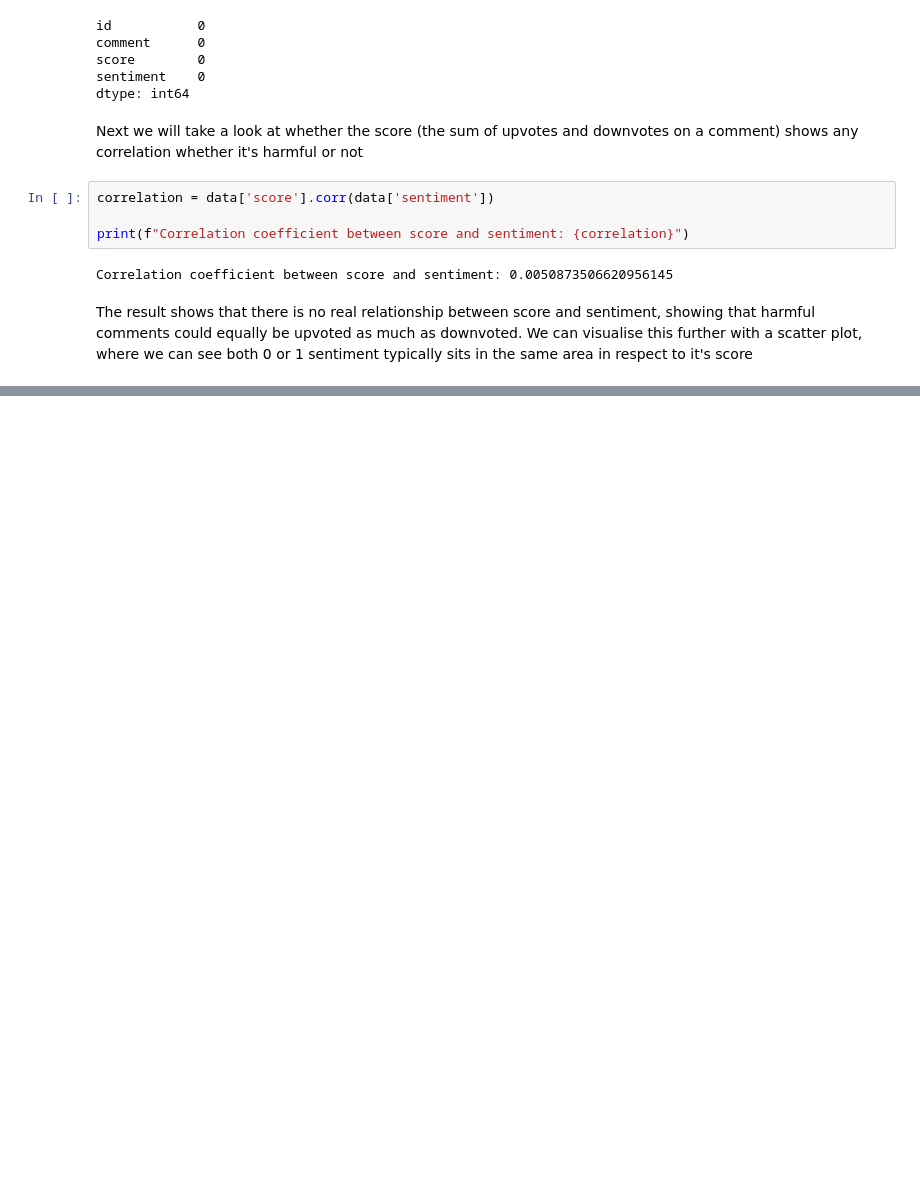
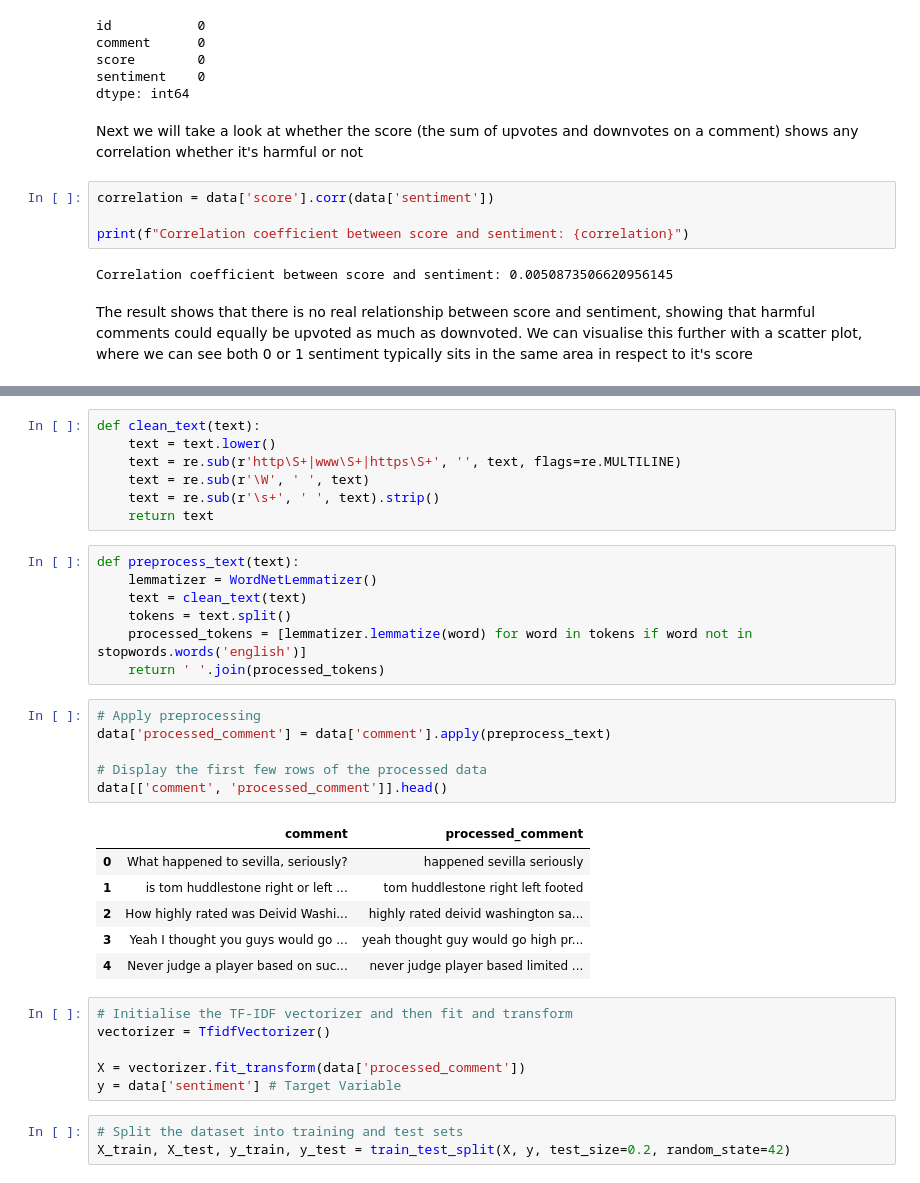
Before and after one commit to zakplum/final-year-project, a Jupyter notebook: model/main_model.ipynb, the cells around one changed output, grey strips where cells are left out. Cells and saved outputs as stored; diff of their text form; blank space fills up the shorter version.

```diff
--- a/model/main_model.ipynb
+++ b/model/main_model.ipynb
@@ -106,0 +117,36 @@ We now have the following sets:
+# %%
+def clean_text(text):
+    text = text.lower()
+    text = re.sub(r'http\S+|www\S+|https\S+', '', text, flags=re.MULTILINE)
+    text = re.sub(r'\W', ' ', text)
+    text = re.sub(r'\s+', ' ', text).strip()
+    return text
+# %%
+def preprocess_text(text):
+    lemmatizer = WordNetLemmatizer()
+    text = clean_text(text)
+    tokens = text.split()
+    processed_tokens = [lemmatizer.lemmatize(word) for word in tokens if word not in stopwords.words('english')]
+    return ' '.join(processed_tokens)
+# %%
+# Apply preprocessing
+data['processed_comment'] = data['comment'].apply(preprocess_text)
+
+# Display the first few rows of the processed data
+data[['comment', 'processed_comment']].head()
+# %% [output]
+|  | comment | processed_comment |
+| 0 | What happened to sevilla, seriously? | happened sevilla seriously |
+| 1 | is tom huddlestone right or left ... | tom huddlestone right left footed |
+| 2 | How highly rated was Deivid Washi... | highly rated deivid washington sa... |
+| 3 | Yeah I thought you guys would go ... | yeah thought guy would go high pr... |
+| 4 | Never judge a player based on suc... | never judge player based limited ... |
+# %%
+# Initialise the TF-IDF vectorizer and then fit and transform
+vectorizer = TfidfVectorizer()
+
+X = vectorizer.fit_transform(data['processed_comment'])
+y = data['sentiment'] # Target Variable
+# %%
+# Split the dataset into training and test sets
+X_train, X_test, y_train, y_test = train_test_split(X, y, test_size=0.2, random_state=42)
```
Also changed, not shown: parts of 22 cells of this notebook.
